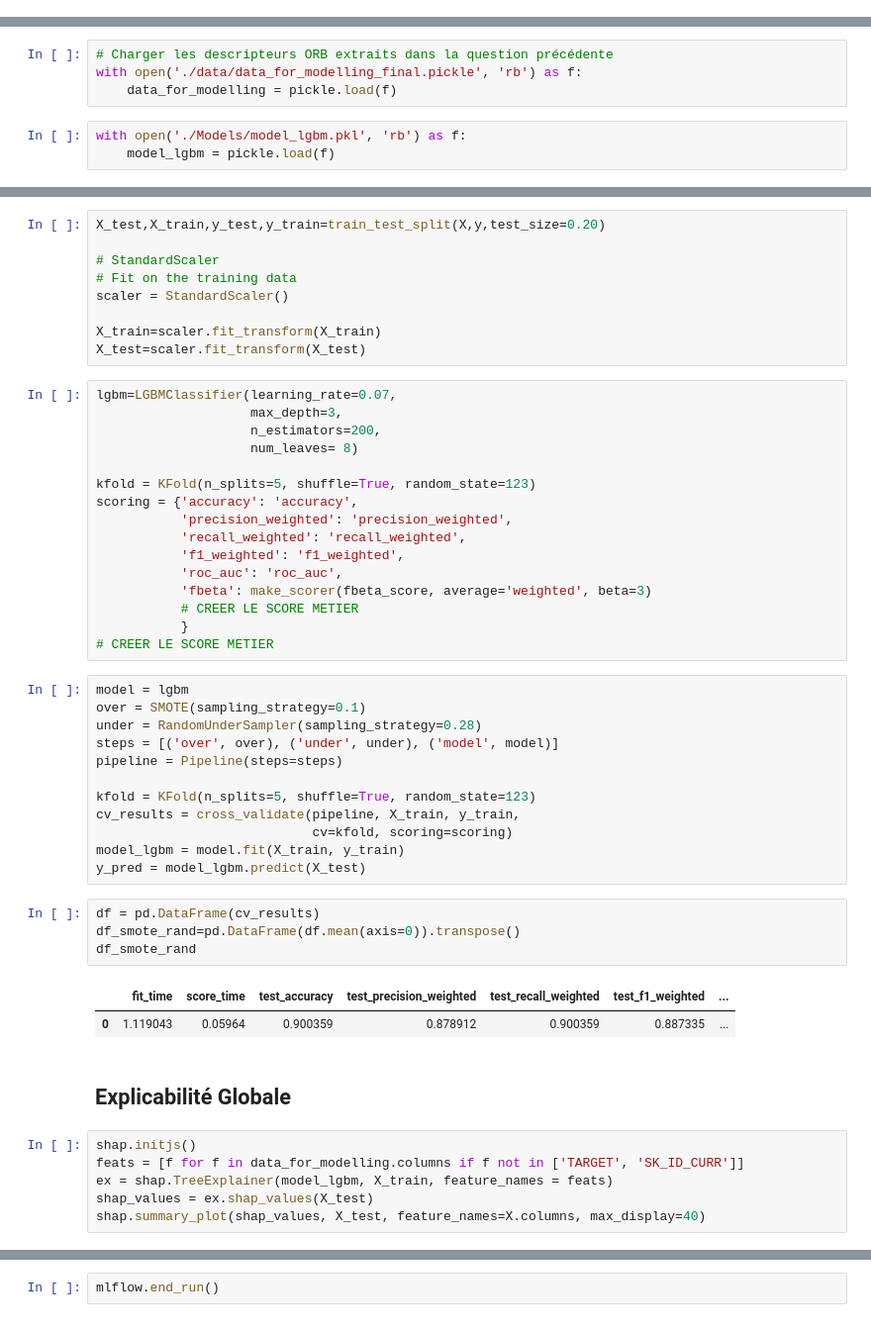
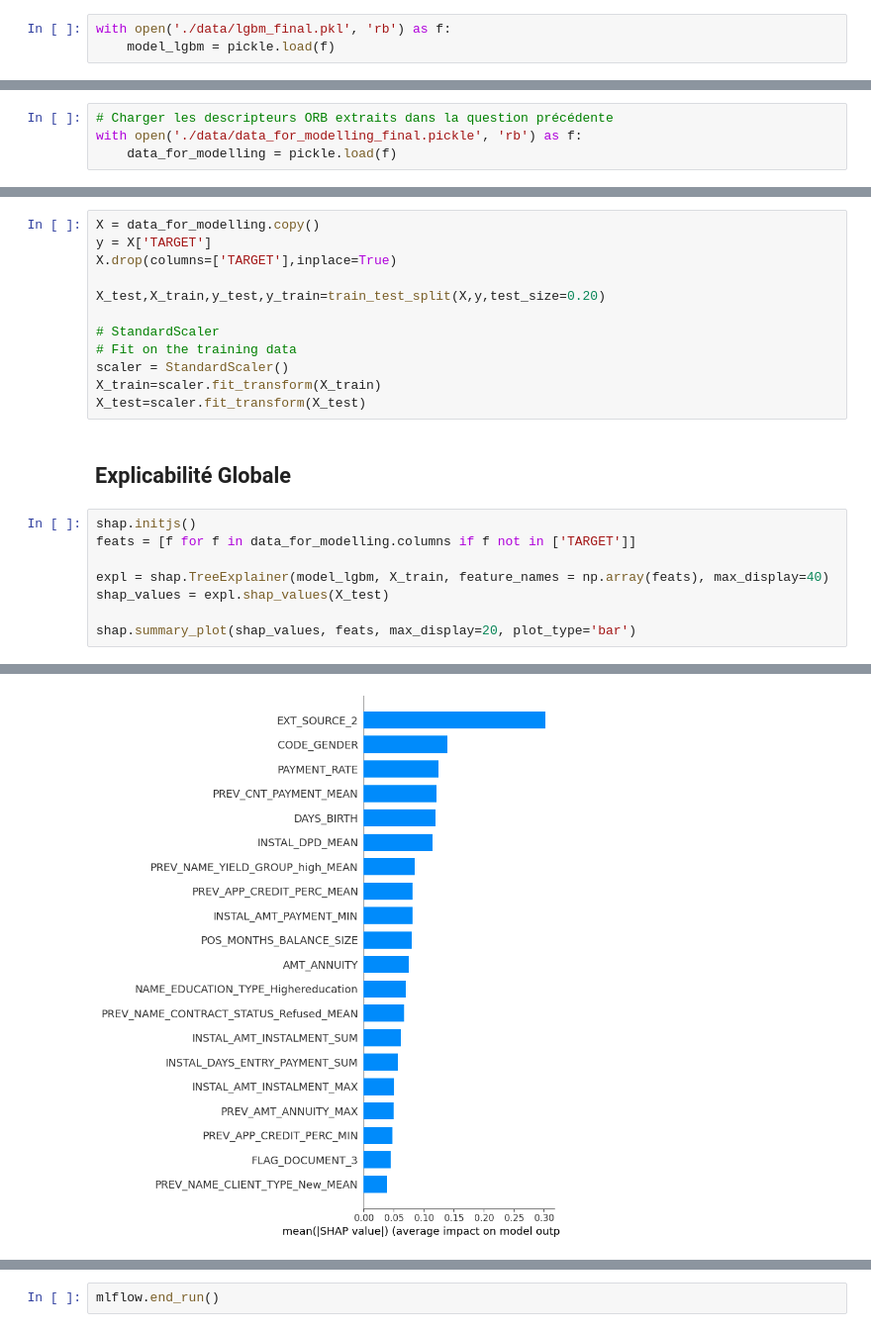
Before and after one commit to GohouD/P7-CreditScoring, a Jupyter notebook: Danon_Gohou_2_FeaturesImportance_062023.ipynb, the cells around one changed output, grey strips where cells are left out. Shown: that part at 99% size. Cells and saved outputs as stored; diff of their text form.

```diff
--- a/Danon_Gohou_2_FeaturesImportance_062023.ipynb
+++ b/Danon_Gohou_2_FeaturesImportance_062023.ipynb
@@ -106,2 +108,5 @@ mlflow.start_run(run_name='Features Importance')
 # %% [markdown]
 ## LGBM
+# %%
+with open('./data/lgbm_final.pkl', 'rb') as f:
+    model_lgbm = pickle.load(f)
@@ -109,6 +116,3 @@ mlflow.start_run(run_name='Features Importance')
 # Charger les descripteurs ORB extraits dans la question précédente
 with open('./data/data_for_modelling_final.pickle', 'rb') as f:
     data_for_modelling = pickle.load(f)
-# %%
-with open('./Models/model_lgbm.pkl', 'rb') as f:
-    model_lgbm = pickle.load(f)
@@ -121,52 +130,23 @@ X.drop(columns=['TARGET','SK_ID_CURR'],inplace=True)
 # %%
+X = data_for_modelling.copy()
+y = X['TARGET']
+X.drop(columns=['TARGET'],inplace=True)
+
 X_test,X_train,y_test,y_train=train_test_split(X,y,test_size=0.20)
 
 # StandardScaler
 # Fit on the training data
 scaler = StandardScaler()
-
 X_train=scaler.fit_transform(X_train)
 X_test=scaler.fit_transform(X_test)
-# %%
-lgbm=LGBMClassifier(learning_rate=0.07,
-                    max_depth=3,
-                    n_estimators=200,
-                    num_leaves= 8)
-
-kfold = KFold(n_splits=5, shuffle=True, random_state=123)
-scoring = {'accuracy': 'accuracy',
-           'precision_weighted': 'precision_weighted',
-           'recall_weighted': 'recall_weighted',
-           'f1_weighted': 'f1_weighted',
-           'roc_auc': 'roc_auc',
-           'fbeta': make_scorer(fbeta_score, average='weighted', beta=3)
-           # CREER LE SCORE METIER
-           }
-# CREER LE SCORE METIER
-# %%
-model = lgbm
-over = SMOTE(sampling_strategy=0.1)
-under = RandomUnderSampler(sampling_strategy=0.28)
-steps = [('over', over), ('under', under), ('model', model)]
-pipeline = Pipeline(steps=steps)
-
-kfold = KFold(n_splits=5, shuffle=True, random_state=123)
-cv_results = cross_validate(pipeline, X_train, y_train,
-                            cv=kfold, scoring=scoring)
-model_lgbm = model.fit(X_train, y_train)
-y_pred = model_lgbm.predict(X_test)
-# %%
-df = pd.DataFrame(cv_results)
-df_smote_rand=pd.DataFrame(df.mean(axis=0)).transpose()
-df_smote_rand
-# %% [output]
-|  | fit_time | score_time | test_accuracy | test_precision_weighted | test_recall_weighted | test_f1_weighted | ... |
-| 0 | 1.119043 | 0.05964 | 0.900359 | 0.878912 | 0.900359 | 0.887335 | ... |
 # %% [markdown]
 ## Explicabilité Globale
 # %%
 shap.initjs()
-feats = [f for f in data_for_modelling.columns if f not in ['TARGET', 'SK_ID_CURR']]
-ex = shap.TreeExplainer(model_lgbm, X_train, feature_names = feats)
-shap_values = ex.shap_values(X_test)
-shap.summary_plot(shap_values, X_test, feature_names=X.columns, max_display=40)
+feats = [f for f in data_for_modelling.columns if f not in ['TARGET']]
+
+expl = shap.TreeExplainer(model_lgbm, X_train, feature_names = np.array(feats), max_display=40)
+shap_values = expl.shap_values(X_test)
+
+shap.summary_plot(shap_values, feats, max_display=20, plot_type='bar')
+# %% [output]
@@ -172,0 +154 @@ shap.summary_plot(shap_values, X_test, feature_names=X.columns, max_display=40)
+[figure, added]
```
Also changed, not shown: parts of 12 cells of this notebook.
